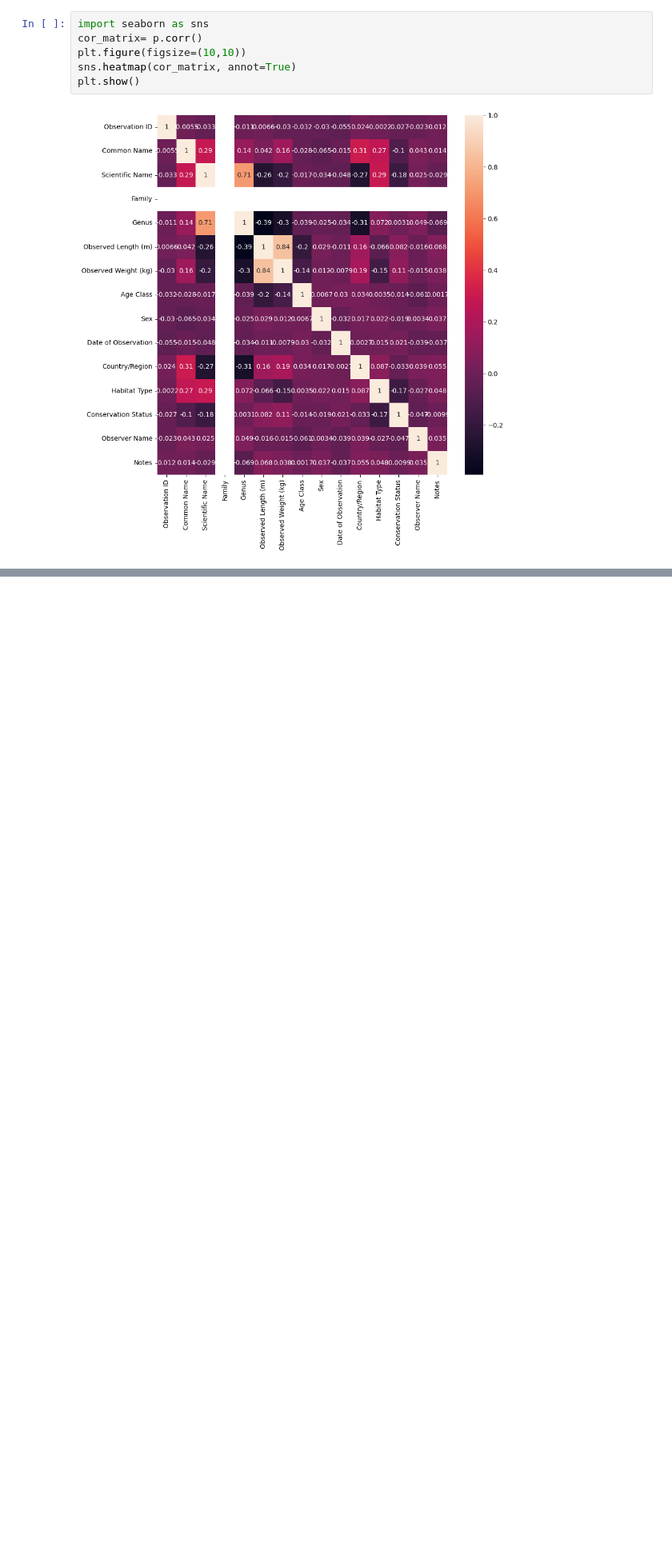
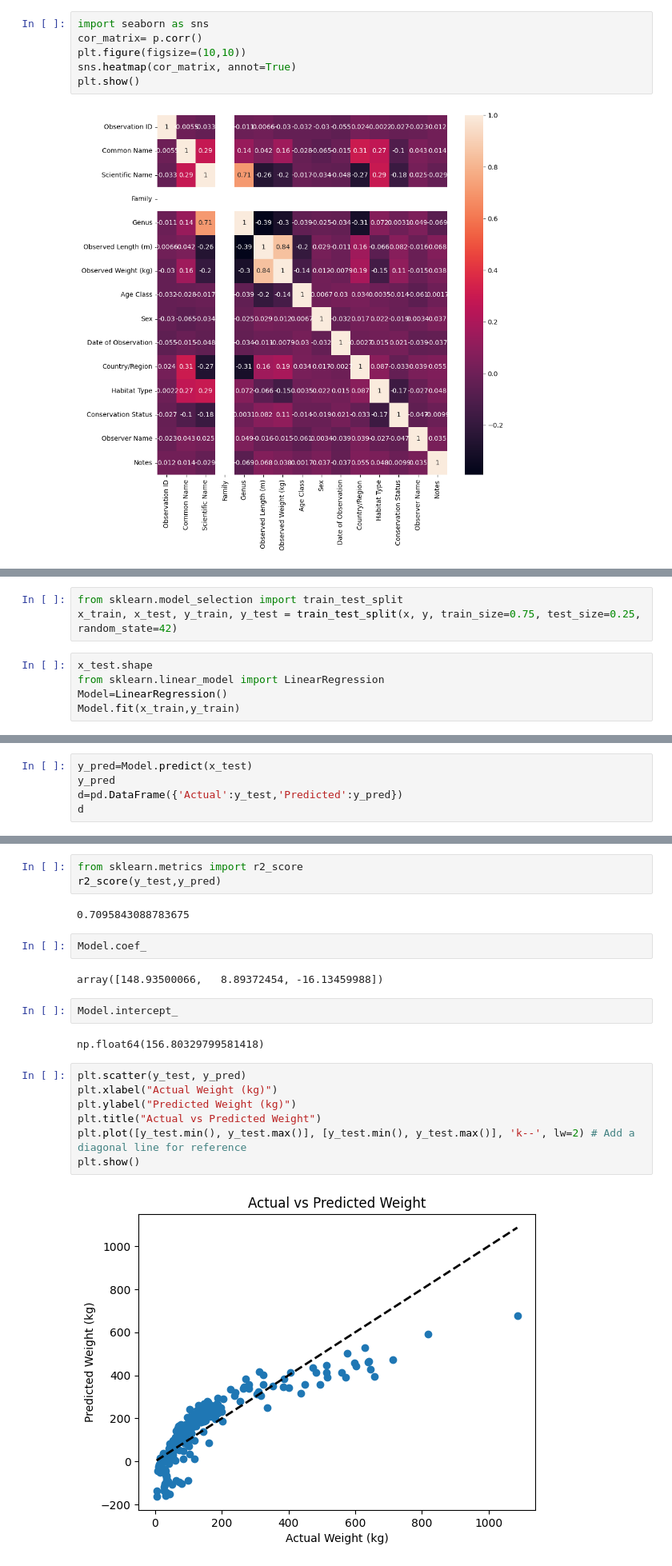
Before and after one commit to Yessirkegen/Machine-Learning-Algorithms, a Jupyter notebook: Untitled0.ipynb, the cells around one changed output, grey strips where cells are left out. Shown at 80% size. Saved outputs shown, nothing was run; the diff lists cells and outputs as text; blank space fills up the shorter version.

Commit message:
Linear Regression Model

```diff
--- a/Untitled0.ipynb
+++ b/Untitled0.ipynb
@@ -203,0 +176,8 @@ fig.show()
+# %%
+from sklearn.model_selection import train_test_split
+x_train, x_test, y_train, y_test = train_test_split(x, y, train_size=0.75, test_size=0.25, random_state=42)
+# %%
+x_test.shape
+from sklearn.linear_model import LinearRegression
+Model=LinearRegression()
+Model.fit(x_train,y_train)
@@ -203,0 +186,5 @@ fig.show()
+# %%
+y_pred=Model.predict(x_test)
+y_pred
+d=pd.DataFrame({'Actual':y_test,'Predicted':y_pred})
+d
@@ -203,0 +205,22 @@ fig.show()
+# %%
+from sklearn.metrics import r2_score
+r2_score(y_test,y_pred)
+# %% [output]
+0.7095843088783675
+# %%
+Model.coef_
+# %% [output]
+array([148.93500066,   8.89372454, -16.13459988])
+# %%
+Model.intercept_
+# %% [output]
+np.float64(156.80329799581418)
+# %%
+plt.scatter(y_test, y_pred)
+plt.xlabel("Actual Weight (kg)")
+plt.ylabel("Predicted Weight (kg)")
+plt.title("Actual vs Predicted Weight")
+plt.plot([y_test.min(), y_test.max()], [y_test.min(), y_test.max()], 'k--', lw=2) # Add a diagonal line for reference
+plt.show()
+# %% [output]
+[figure, added]
```
Also changed, not shown: parts of 8 cells of this notebook.
